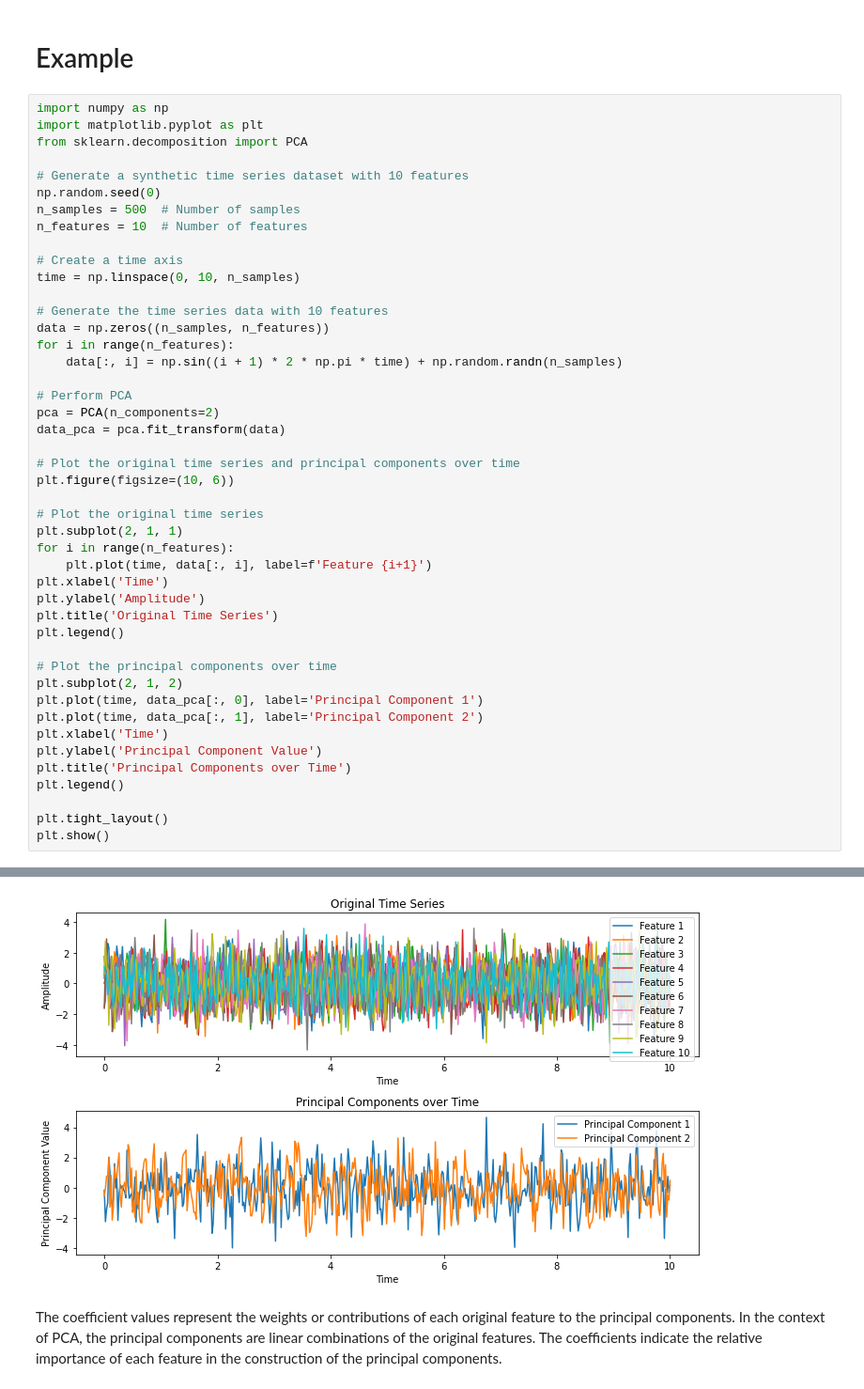
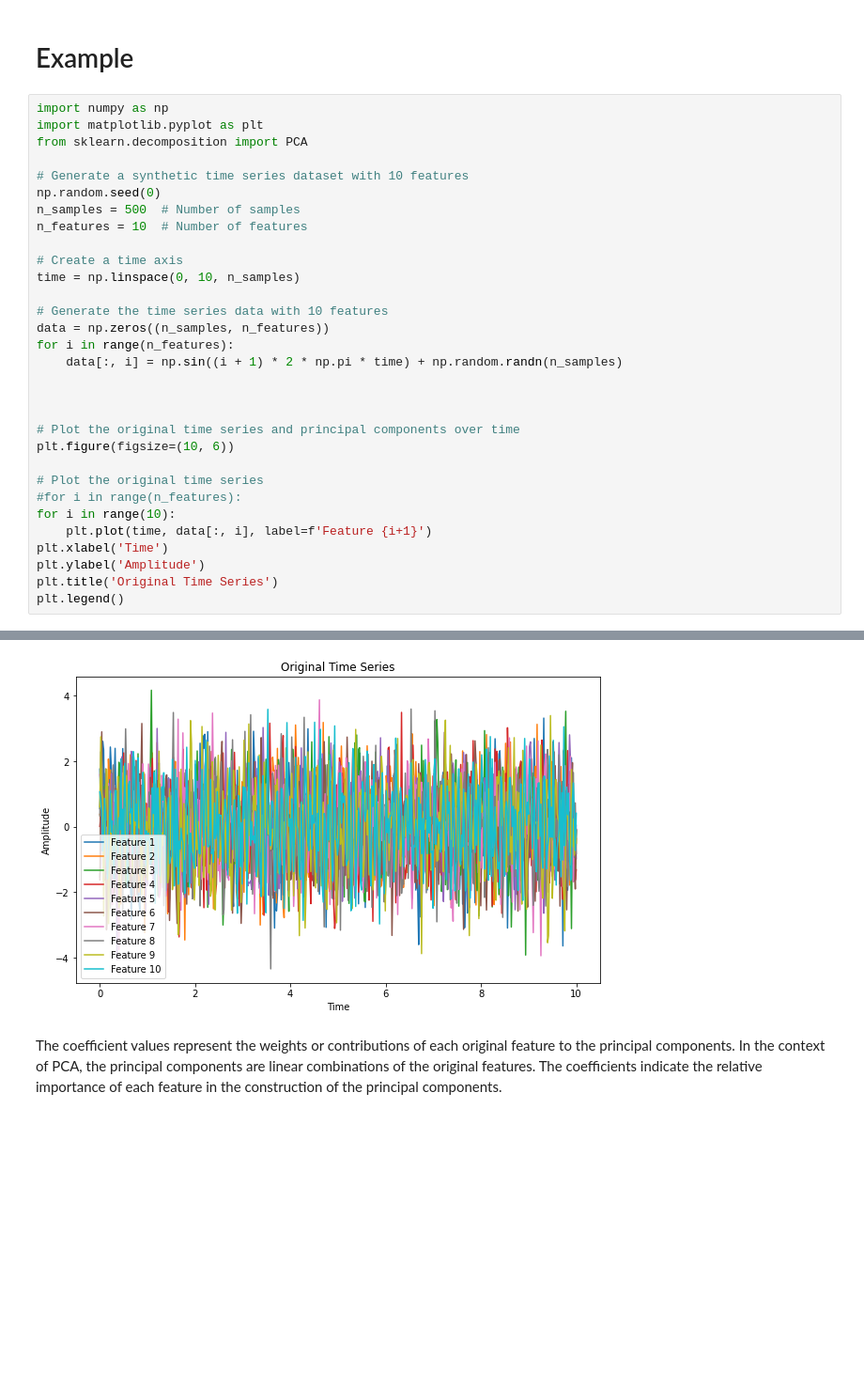
Before and after one commit to shimaabadi/BENGR310, a Jupyter notebook: PCA.ipynb, the cells around one changed output, grey strips where cells are left out. Shown at 94% size. Saved outputs shown, nothing was run; the diff lists cells and outputs as text; blank space fills up the shorter version.

```diff
--- a/PCA.ipynb
+++ b/PCA.ipynb
@@ -24,31 +24,17 @@ data = np.zeros((n_samples, n_features))
 for i in range(n_features):
     data[:, i] = np.sin((i + 1) * 2 * np.pi * time) + np.random.randn(n_samples)
 
-# Perform PCA
-pca = PCA(n_components=2)
-data_pca = pca.fit_transform(data)
+
 
 # Plot the original time series and principal components over time
 plt.figure(figsize=(10, 6))
 
 # Plot the original time series
-plt.subplot(2, 1, 1)
-for i in range(n_features):
+#for i in range(n_features):
+for i in range(10):
     plt.plot(time, data[:, i], label=f'Feature {i+1}')
 plt.xlabel('Time')
 plt.ylabel('Amplitude')
 plt.title('Original Time Series')
 plt.legend()
-
-# Plot the principal components over time
-plt.subplot(2, 1, 2)
-plt.plot(time, data_pca[:, 0], label='Principal Component 1')
-plt.plot(time, data_pca[:, 1], label='Principal Component 2')
-plt.xlabel('Time')
-plt.ylabel('Principal Component Value')
-plt.title('Principal Components over Time')
-plt.legend()
-
-plt.tight_layout()
-plt.show()
 # %% [output]
@@ -55,3 +42,3 @@ plt.show()
-[figure, old version]
+[figure, new version]
 # %% [markdown]
 The coefficient values represent the weights or contributions of each original feature to the principal components. In the context of PCA, the principal components are linear combinations of the original features. The coefficients indicate the relative importance of each feature in the construction of the principal components.
```
Also changed, not shown: parts of 2 cells of this notebook, 3 other files.
